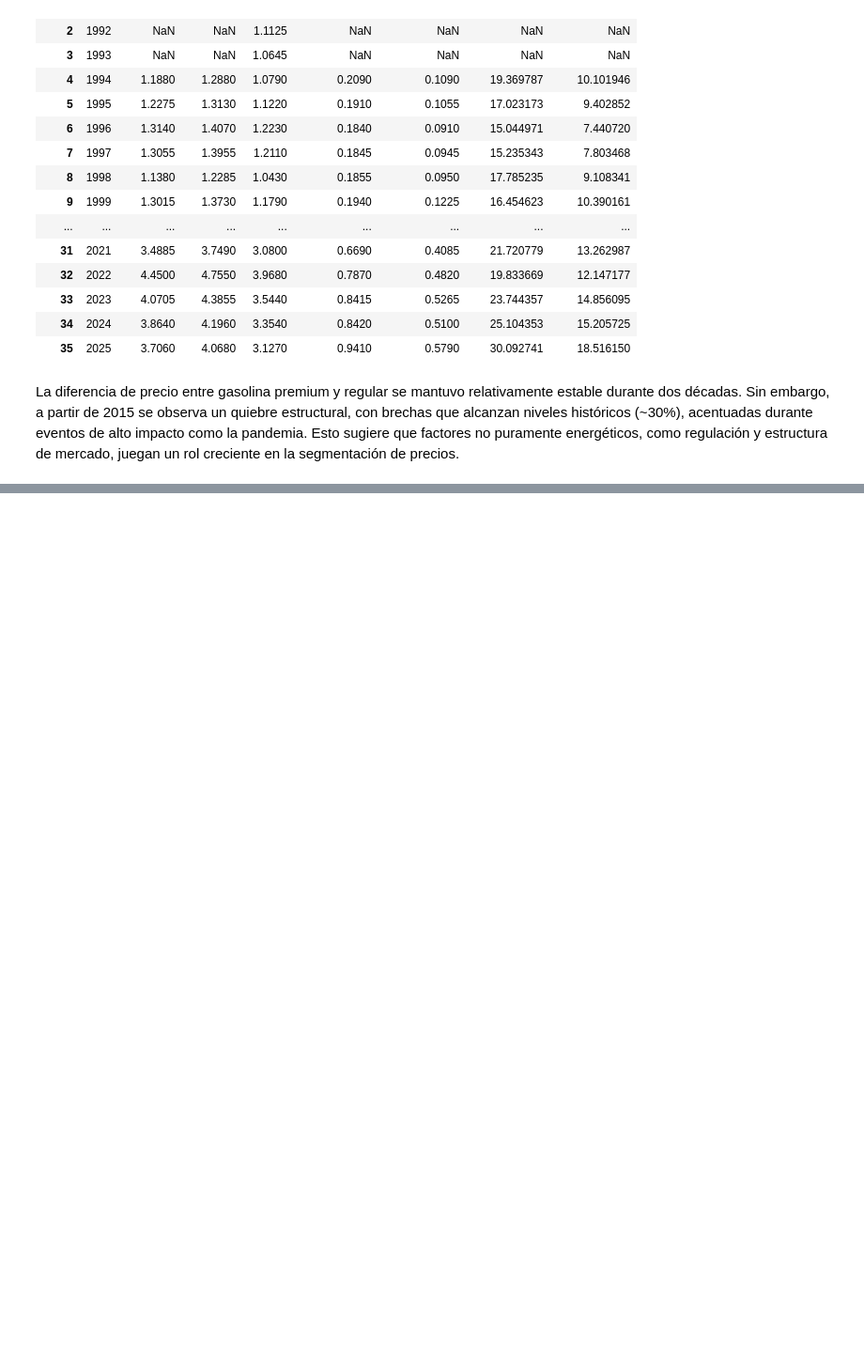
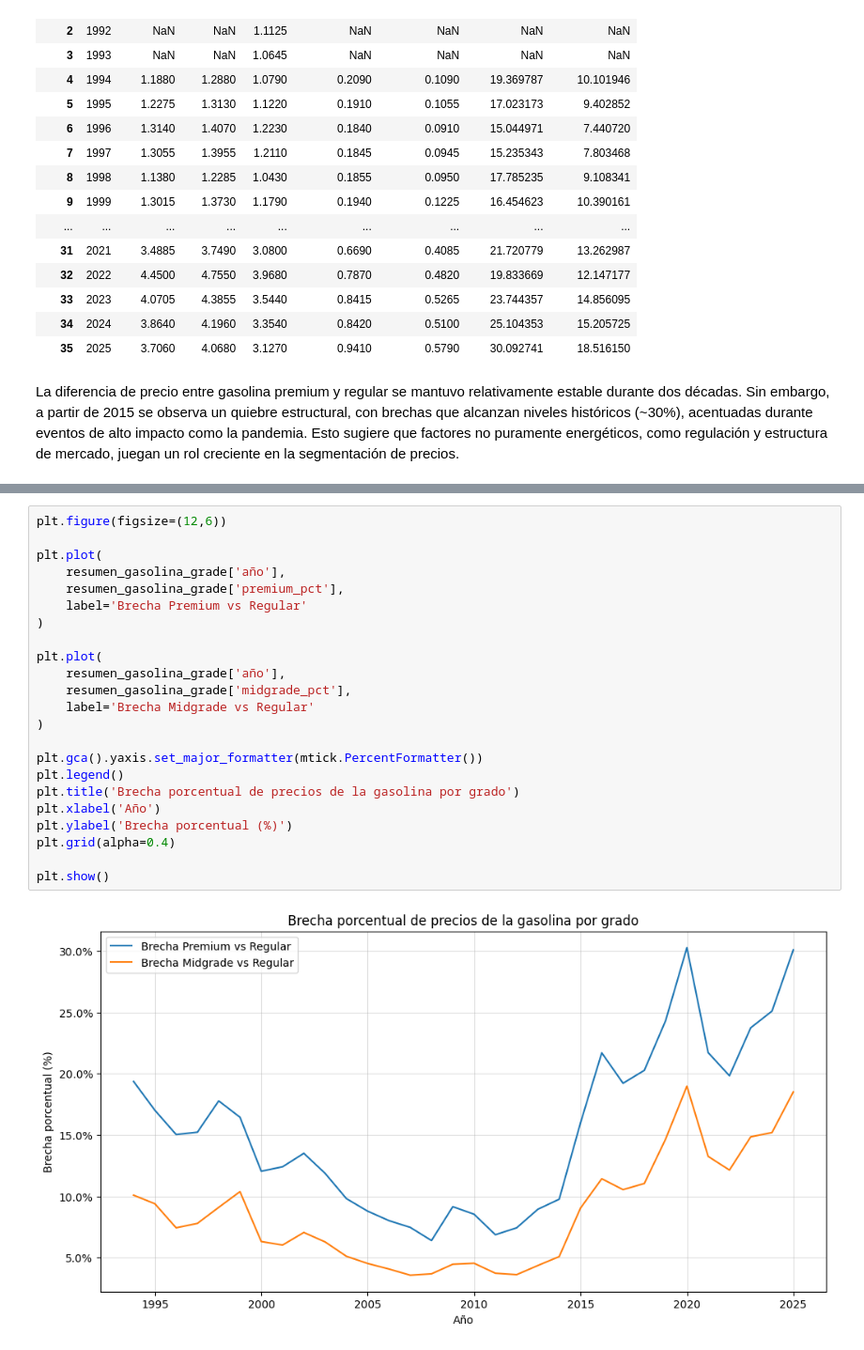
Before and after one commit to ericksarante07/fuel-analysis, a Jupyter notebook: analysis/Gas_Price_USA.ipynb, the cells around one changed output, grey strips where cells are left out. Shown at 94% size. Drawn from its saved outputs; the diff is of its cells as text; blank space fills up the shorter version.

```diff
--- a/analysis/Gas_Price_USA.ipynb
+++ b/analysis/Gas_Price_USA.ipynb
@@ -401,0 +449,25 @@ La diferencia de precio entre gasolina premium y regular se mantuvo relativament
+# %%
+plt.figure(figsize=(12,6))
+
+plt.plot(
+    resumen_gasolina_grade['año'],
+    resumen_gasolina_grade['premium_pct'],
+    label='Brecha Premium vs Regular'
+)
+
+plt.plot(
+    resumen_gasolina_grade['año'],
+    resumen_gasolina_grade['midgrade_pct'],
+    label='Brecha Midgrade vs Regular'
+)
+
+plt.gca().yaxis.set_major_formatter(mtick.PercentFormatter())
+plt.legend()
+plt.title('Brecha porcentual de precios de la gasolina por grado')
+plt.xlabel('Año')
+plt.ylabel('Brecha porcentual (%)')
+plt.grid(alpha=0.4)
+
+plt.show()
+# %% [output]
+[figure, added]
```
Also changed, not shown: parts of 21 cells of this notebook.
